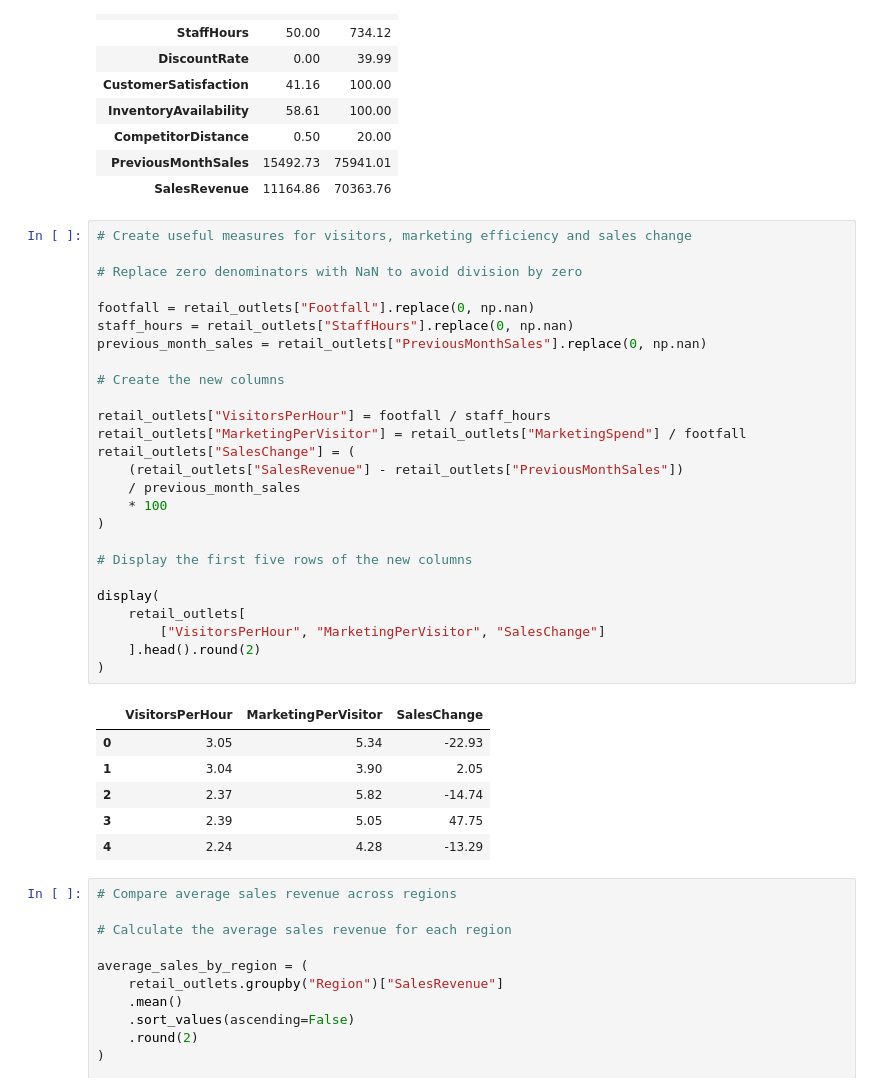
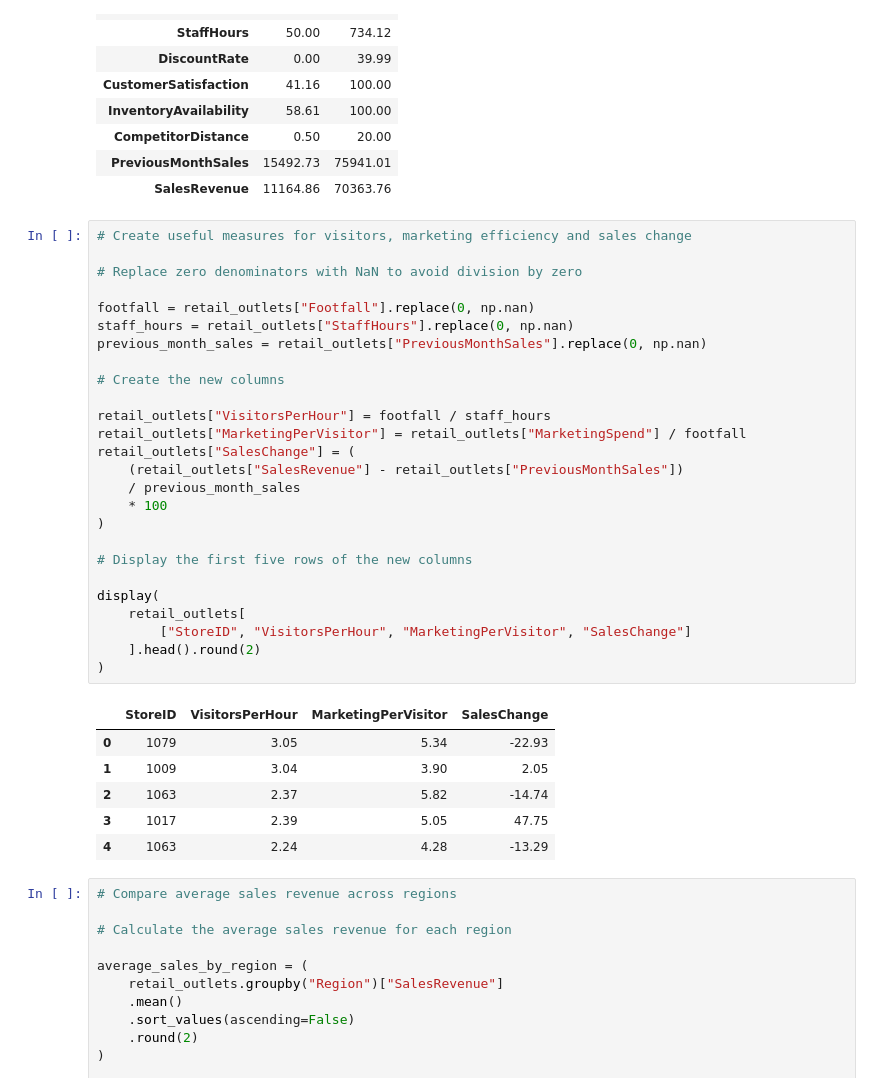
Before and after one commit to n00230352/DataAnalyticsForBusiness, a Jupyter notebook: Task1.ipynb, the cells around one changed output. Drawn from its saved outputs; the diff is of its cells as text.

```diff
--- a/Task1.ipynb
+++ b/Task1.ipynb
@@ -227,36 +227,36 @@ display(min_max_values.round(2))
 # %%
 # Create useful measures for visitors, marketing efficiency and sales change
 
 # Replace zero denominators with NaN to avoid division by zero
 
 footfall = retail_outlets["Footfall"].replace(0, np.nan)
 staff_hours = retail_outlets["StaffHours"].replace(0, np.nan)
 previous_month_sales = retail_outlets["PreviousMonthSales"].replace(0, np.nan)
 
 # Create the new columns
 
 retail_outlets["VisitorsPerHour"] = footfall / staff_hours
 retail_outlets["MarketingPerVisitor"] = retail_outlets["MarketingSpend"] / footfall
 retail_outlets["SalesChange"] = (
     (retail_outlets["SalesRevenue"] - retail_outlets["PreviousMonthSales"])
     / previous_month_sales
     * 100
 )
 
 # Display the first five rows of the new columns
 
 display(
     retail_outlets[
-        ["VisitorsPerHour", "MarketingPerVisitor", "SalesChange"]
+        ["StoreID", "VisitorsPerHour", "MarketingPerVisitor", "SalesChange"]
     ].head().round(2)
 )
 # %% [output]
-|  | VisitorsPerHour | MarketingPerVisitor | SalesChange |
-| 0 | 3.05 | 5.34 | -22.93 |
-| 1 | 3.04 | 3.90 | 2.05 |
-| 2 | 2.37 | 5.82 | -14.74 |
-| 3 | 2.39 | 5.05 | 47.75 |
-| 4 | 2.24 | 4.28 | -13.29 |
+|  | StoreID | VisitorsPerHour | MarketingPerVisitor | SalesChange |
+| 0 | 1079 | 3.05 | 5.34 | -22.93 |
+| 1 | 1009 | 3.04 | 3.90 | 2.05 |
+| 2 | 1063 | 2.37 | 5.82 | -14.74 |
+| 3 | 1017 | 2.39 | 5.05 | 47.75 |
+| 4 | 1063 | 2.24 | 4.28 | -13.29 |
 # %%
 # Compare average sales revenue across regions
 
```
Also changed, not shown: parts of 2 cells of this notebook.
